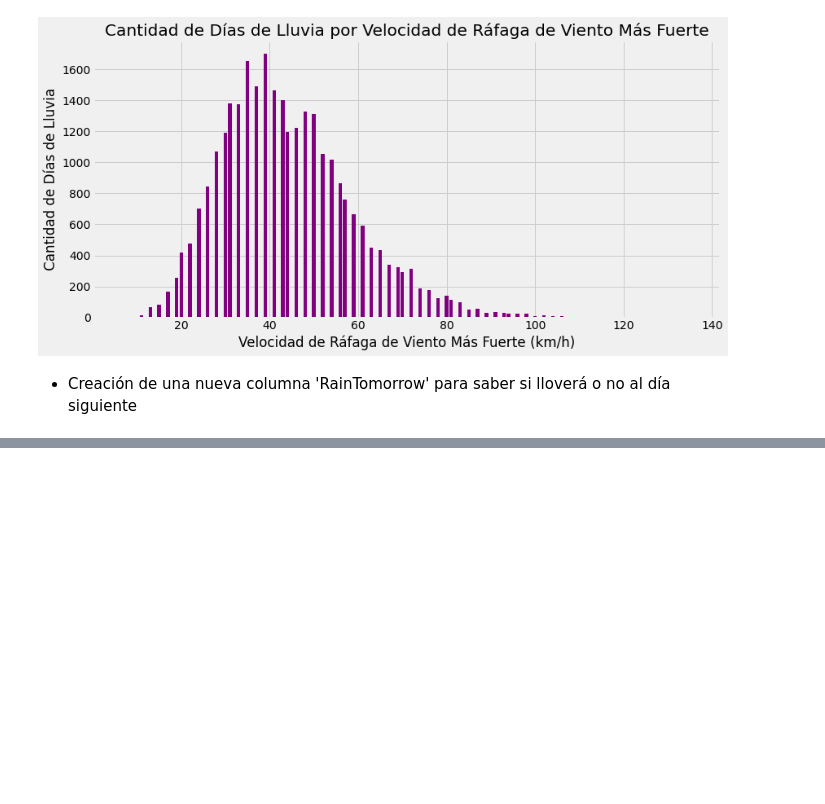
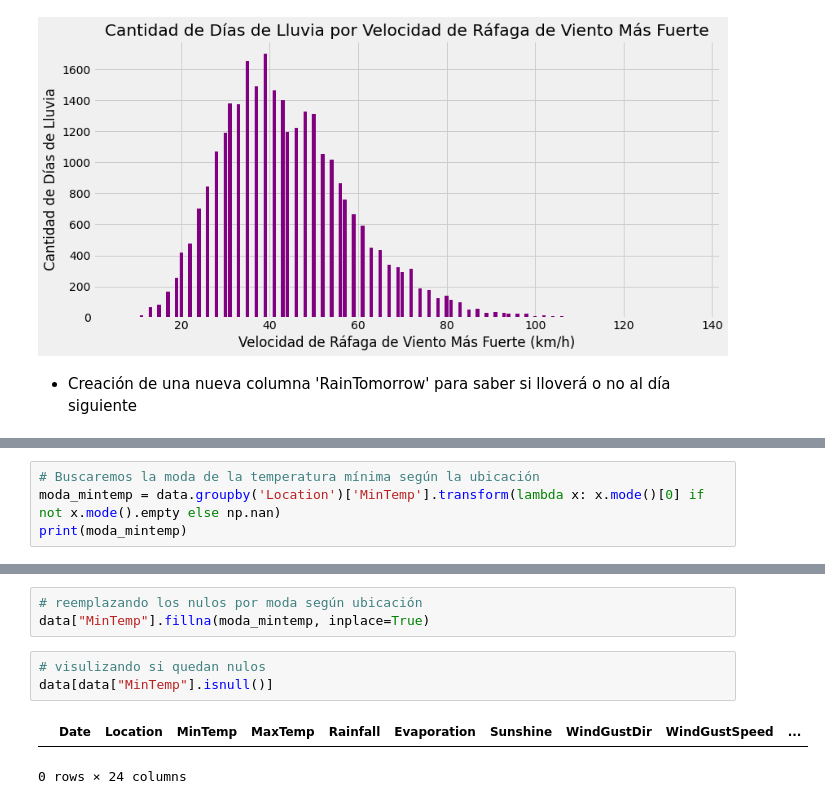
Before and after one commit to xmorh/mineriaDatos, a Jupyter notebook: Entrega1.ipynb, the cells around one changed output, grey strips where cells are left out. Cells and saved outputs as stored; diff of their text form; blank space fills up the shorter version.

```diff
--- a/Entrega1.ipynb
+++ b/Entrega1.ipynb
@@ -639,0 +730,4 @@ plt.show()
+# %%
+# Buscaremos la moda de la temperatura mínima según la ubicación
+moda_mintemp = data.groupby('Location')['MinTemp'].transform(lambda x: x.mode()[0] if not x.mode().empty else np.nan)
+print(moda_mintemp)
@@ -639,0 +747,9 @@ plt.show()
+# %%
+# reemplazando los nulos por moda según ubicación
+data["MinTemp"].fillna(moda_mintemp, inplace=True)
+# %%
+# visulizando si quedan nulos
+data[data["MinTemp"].isnull()]
+# %% [output]
+|  | Date | Location | MinTemp | MaxTemp | Rainfall | Evaporation | Sunshine | WindGustDir | WindGustSpeed | ... |
+0 rows × 24 columns
```
Also changed, not shown: parts of 35 cells of this notebook.
